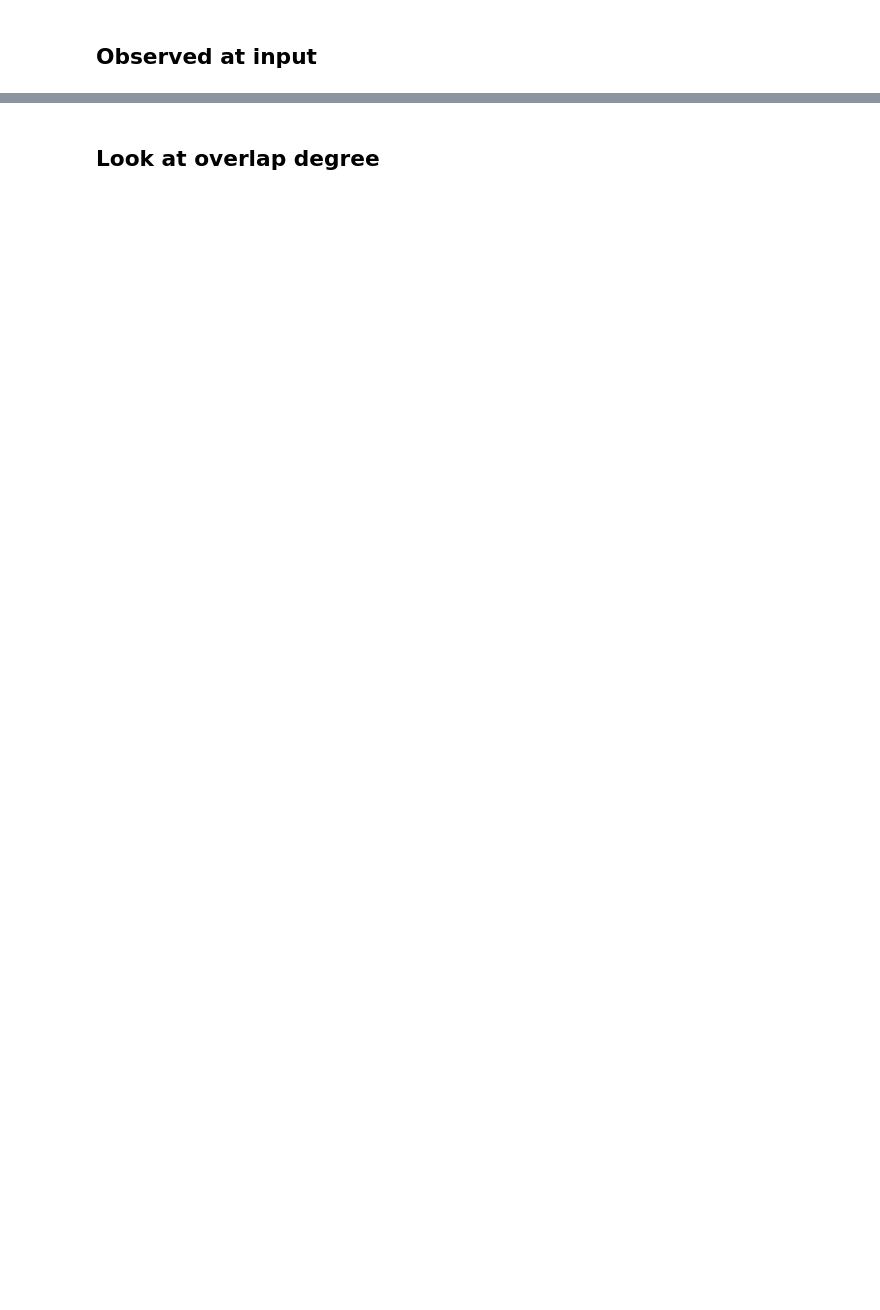
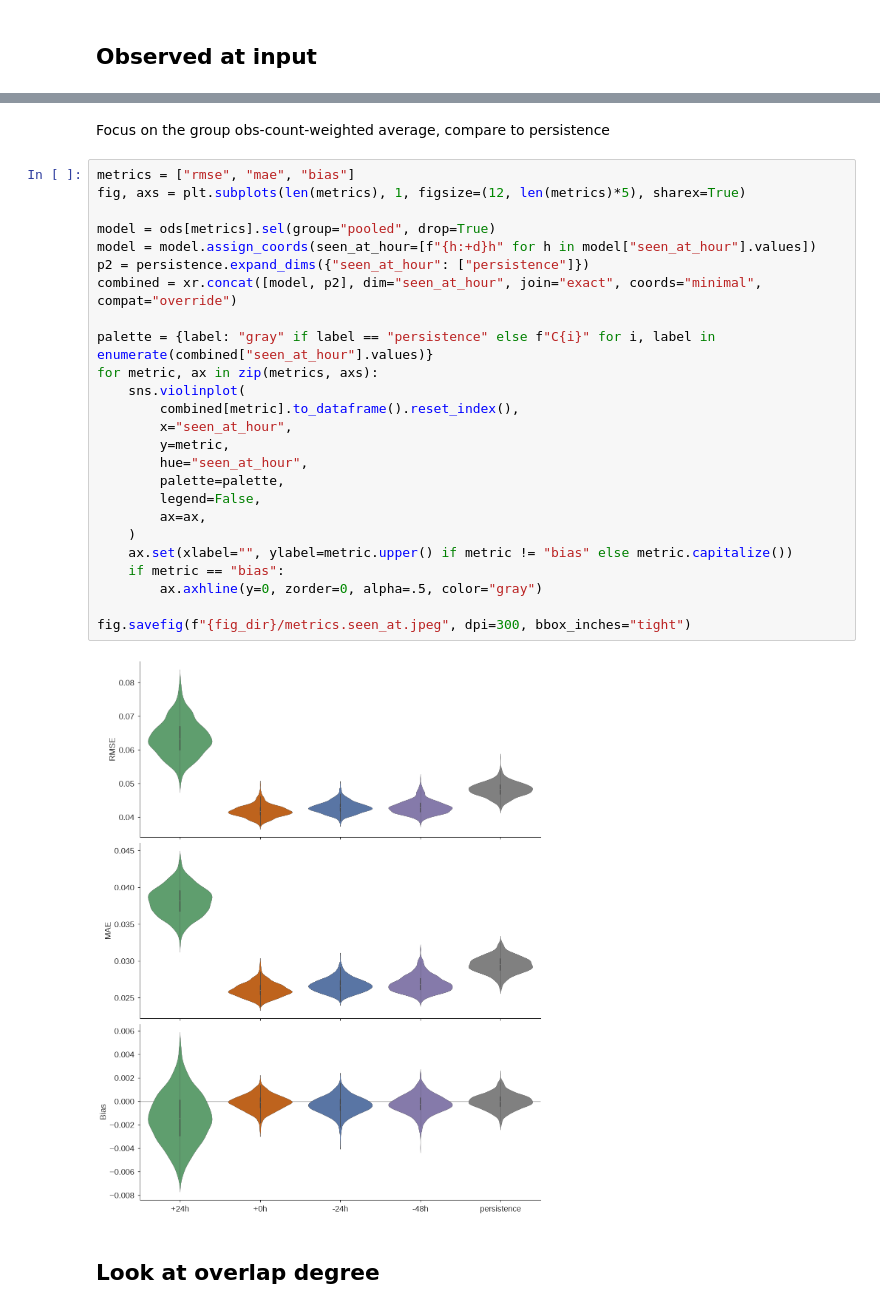
Before and after one commit to timothyas/nese, a Jupyter notebook: experimental/olivia-sla-baseline/plot_metrics.ipynb, the cells around one changed output, grey strips where cells are left out. Cells and saved outputs as stored; diff of their text form; blank space fills up the shorter version.

```diff
--- a/experimental/olivia-sla-baseline/plot_metrics.ipynb
+++ b/experimental/olivia-sla-baseline/plot_metrics.ipynb
@@ -218,2 +88,31 @@ fig.savefig(f"{fig_dir}/{metric}.{period}.by_region.jpeg", bbox_inches="tight",
+# %% [markdown]
+Focus on the group obs-count-weighted average, compare to persistence
+# %%
+metrics = ["rmse", "mae", "bias"]
+fig, axs = plt.subplots(len(metrics), 1, figsize=(12, len(metrics)*5), sharex=True)
+
+model = ods[metrics].sel(group="pooled", drop=True)
+model = model.assign_coords(seen_at_hour=[f"{h:+d}h" for h in model["seen_at_hour"].values])
+p2 = persistence.expand_dims({"seen_at_hour": ["persistence"]})
+combined = xr.concat([model, p2], dim="seen_at_hour", join="exact", coords="minimal", compat="override")
+
+palette = {label: "gray" if label == "persistence" else f"C{i}" for i, label in enumerate(combined["seen_at_hour"].values)}
+for metric, ax in zip(metrics, axs):
+    sns.violinplot(
+        combined[metric].to_dataframe().reset_index(),
+        x="seen_at_hour",
+        y=metric,
+        hue="seen_at_hour",
+        palette=palette,
+        legend=False,
+        ax=ax,
+    )
+    ax.set(xlabel="", ylabel=metric.upper() if metric != "bias" else metric.capitalize())
+    if metric == "bias":
+        ax.axhline(y=0, zorder=0, alpha=.5, color="gray")
+
+fig.savefig(f"{fig_dir}/metrics.seen_at.jpeg", dpi=300, bbox_inches="tight")
+# %% [output]
+[figure, added]
 # %% [markdown]
 ## Look at overlap degree
```
Also changed, not shown: parts of 28 cells of this notebook.
